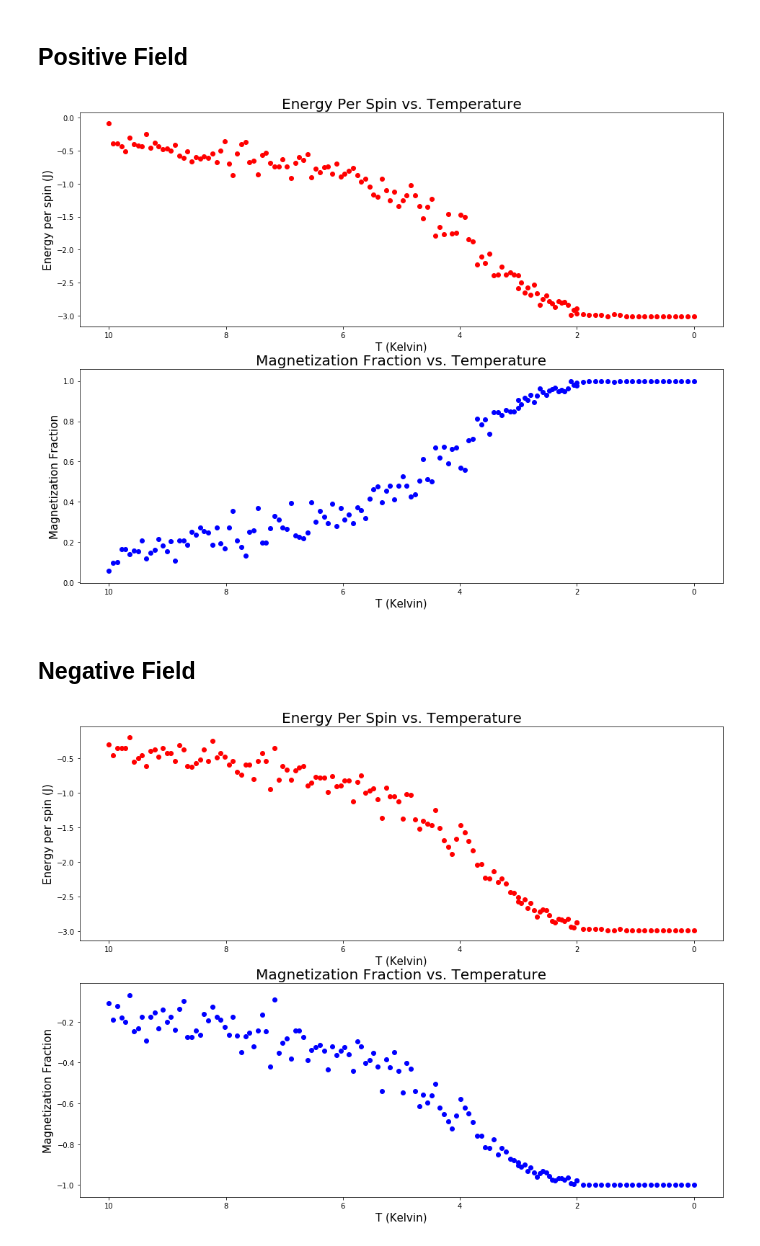
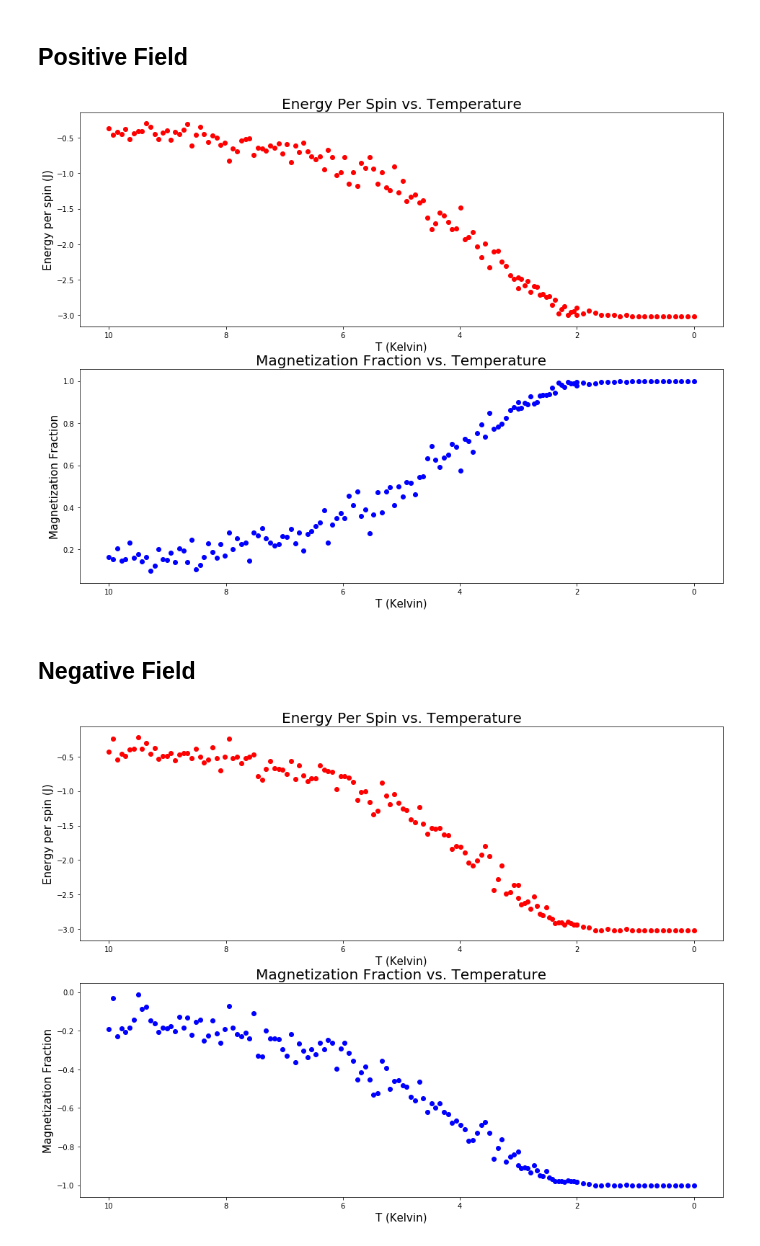
Before and after one commit to billy-chan/nyu-compphys-2019-ising, a Jupyter notebook: plots.ipynb, the cells around one changed output. Drawn from its saved outputs; the diff is of its cells as text; code cells hidden in the pictures.

```diff
--- a/plots.ipynb
+++ b/plots.ipynb
@@ -176,7 +189,7 @@ E5,M5,temps = Ising5.changingTemp('cool')
 plot = plt.figure(figsize=(16,12))
 
 plot.add_subplot(211);
-plt.scatter(temps, np.array(E5)/(N*N), color = 'r')
+plt.scatter(temps, np.array(E6)/(N*N), color = 'r')
 plt.title('Energy Per Spin vs. Temperature', fontsize=20)
 plt.xlabel(r'T (Kelvin)', fontsize=15)
 plt.ylabel('Energy per spin (J)', fontsize=15)
@@ -184,7 +197,7 @@ plt.gca().invert_xaxis()
 plt.axis('tight')
 
 plot.add_subplot(212);
-plt.scatter(temps, M5, color='b')
+plt.scatter(temps, M6, color='b')
 plt.title('Magnetization Fraction vs. Temperature', fontsize=20)
 plt.xlabel(r'T (Kelvin)', fontsize=15)
 plt.ylabel('Magnetization Fraction', fontsize=15)
@@ -193,6 +206,6 @@ plt.axis('tight')
 
 plt.show()
 # %% [output]
-[figure, old version]
+[figure, new version]
 # %% [markdown]
 ## Negative Field
@@ -204,22 +212,29 @@ E6,M6,temps = Ising6.changingTemp('cool')
+# %%
+# Set external magnetic field value to -1 and initial state to all spins randomly configured.
+H7 = -1
+Ising7 = Ising2D('random',J,N,T,H7,steps)
+
+# Pick the temperature method; in this case we start from ten and cool the system down.
+E7,M7,temps = Ising7.changingTemp('cool')
 # %%
 plot = plt.figure(figsize=(16,12))
 
 plot.add_subplot(211);
-plt.scatter(temps, np.array(E6)/(N*N), color = 'r')
+plt.scatter(temps, np.array(E7)/(N*N), color = 'r')
 plt.title('Energy Per Spin vs. Temperature', fontsize=20)
 plt.xlabel(r'T (Kelvin)', fontsize=15)
 plt.ylabel('Energy per spin (J)', fontsize=15)
 plt.gca().invert_xaxis()
 plt.axis('tight')
 
 plot.add_subplot(212);
-plt.scatter(temps, M6, color='b')
+plt.scatter(temps, M7, color='b')
 plt.title('Magnetization Fraction vs. Temperature', fontsize=20)
 plt.xlabel(r'T (Kelvin)', fontsize=15)
 plt.ylabel('Magnetization Fraction', fontsize=15)
 plt.gca().invert_xaxis()
 plt.axis('tight')
 
 plt.show()
 # %% [output]
-[figure, old version]
+[figure, new version]
```
Also changed, not shown: parts of 35 cells of this notebook, 1 other file.
